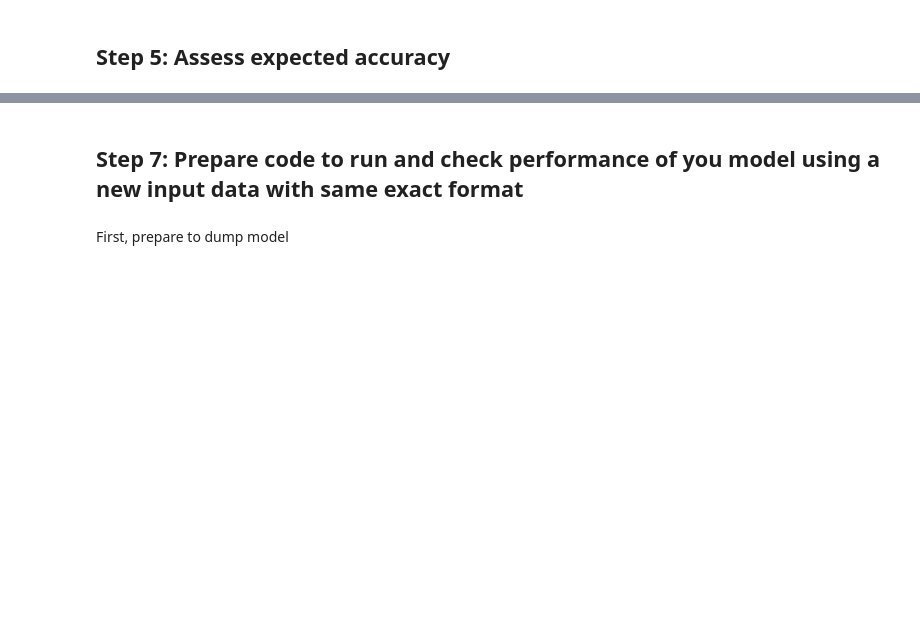
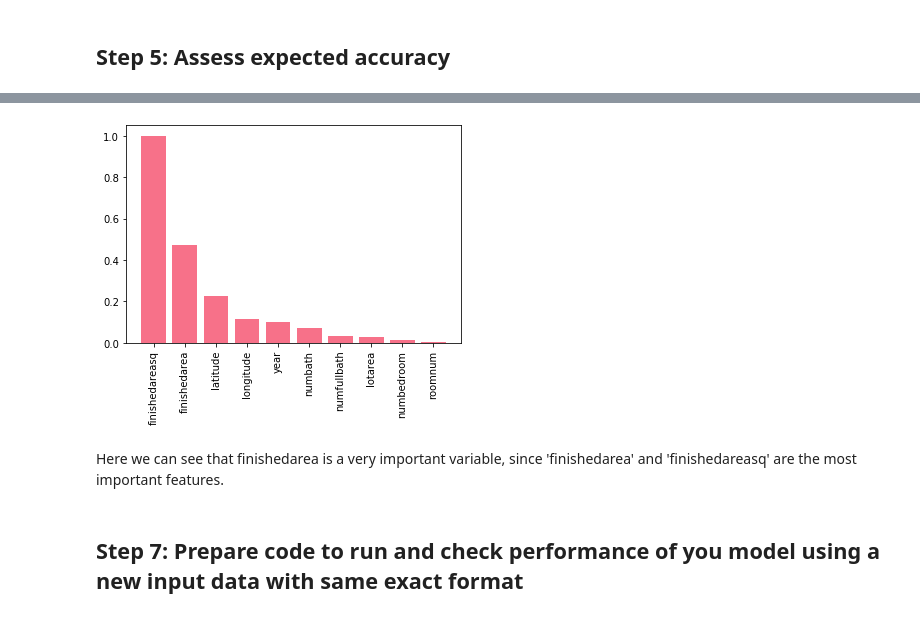
Before and after one commit to vivekkw/computationalML-proj, a Jupyter notebook: DecisionTrees_project.ipynb, the cells around one changed output, grey strips where cells are left out. Cells and saved outputs as stored; diff of their text form; code cells hidden in the pictures; blank space fills up the shorter version.

```diff
--- a/DecisionTrees_project.ipynb
+++ b/DecisionTrees_project.ipynb
@@ -742,11 +656,15 @@ print("\nSuper Learner R-squared: %.3f" % r2_StackXtres)
 # %%
-importance = tree.fit(X_train,y_train).feature_importances_
-important_features = pd.Series(data=importance/importance.max() ,index=X_train.columns)
-important_features.sort_values(ascending=False)
+importance = gb.feature_importances_
+important_features = pd.Series(data=importance/importance.max() ,index=features)
+important_10 = important_features.sort_values(ascending=False)[:10]
 # %%
-plt.bar(range(len(important_10)), important_10, tick_label = important_10.keys())
+fig, axs = plt.subplots(figsize=(6,4))
+axs.bar(range(len(important_10)), important_10, tick_label = important_10.keys())
+plt.setp(axs.get_xticklabels(), fontsize=10, rotation='vertical')
 plt.show()
+# %% [output]
+[figure, added]
+# %% [markdown]
+Here we can see that finishedarea is a very important variable, since 'finishedarea' and 'finishedareasq' are the most important features.
 # %% [markdown]
 ## Step 7: Prepare code to run and check performance of you model using a new input data with same exact format
-# %% [markdown]
-First, prepare to dump model
```
Also changed, not shown: parts of 31 cells of this notebook.
